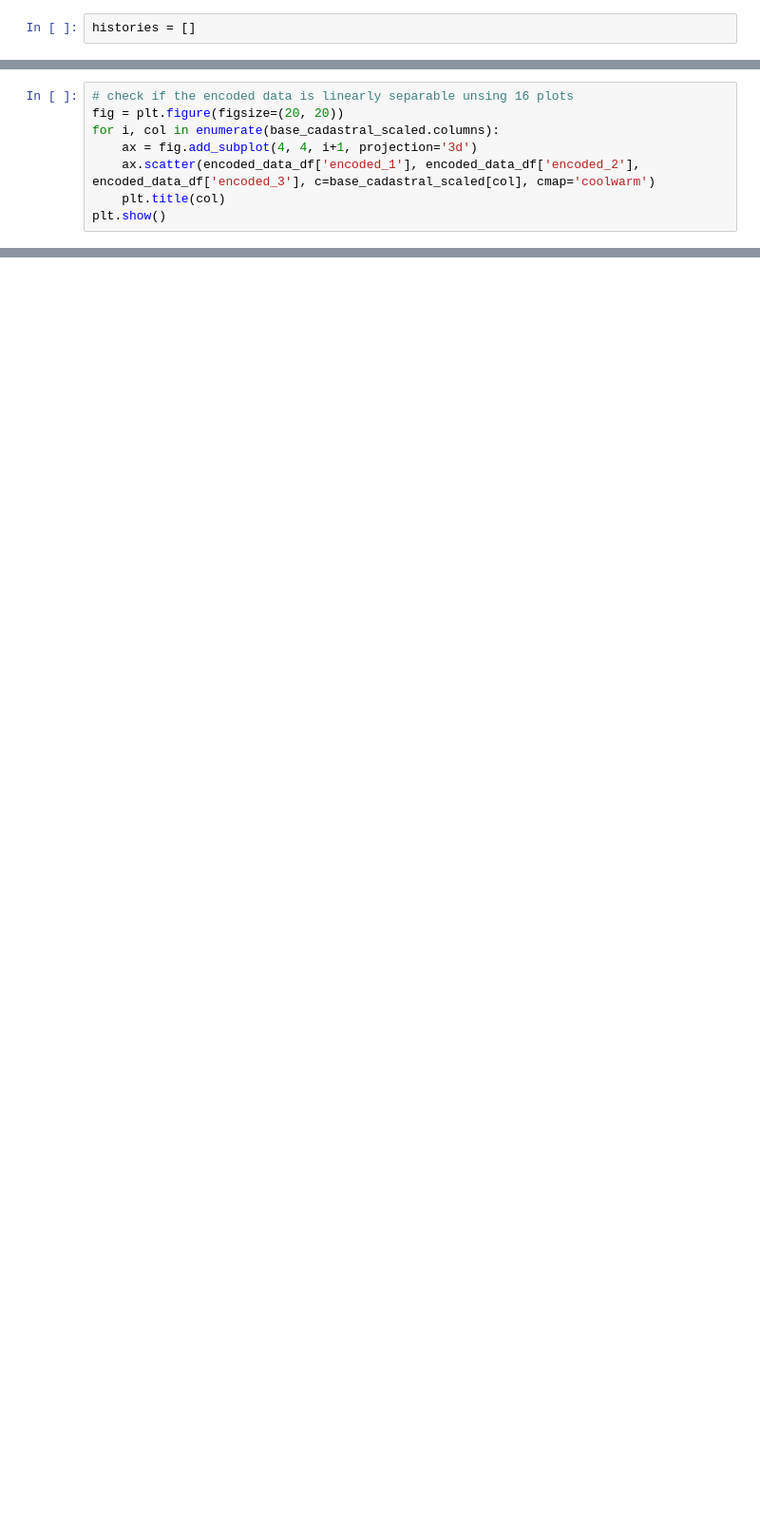
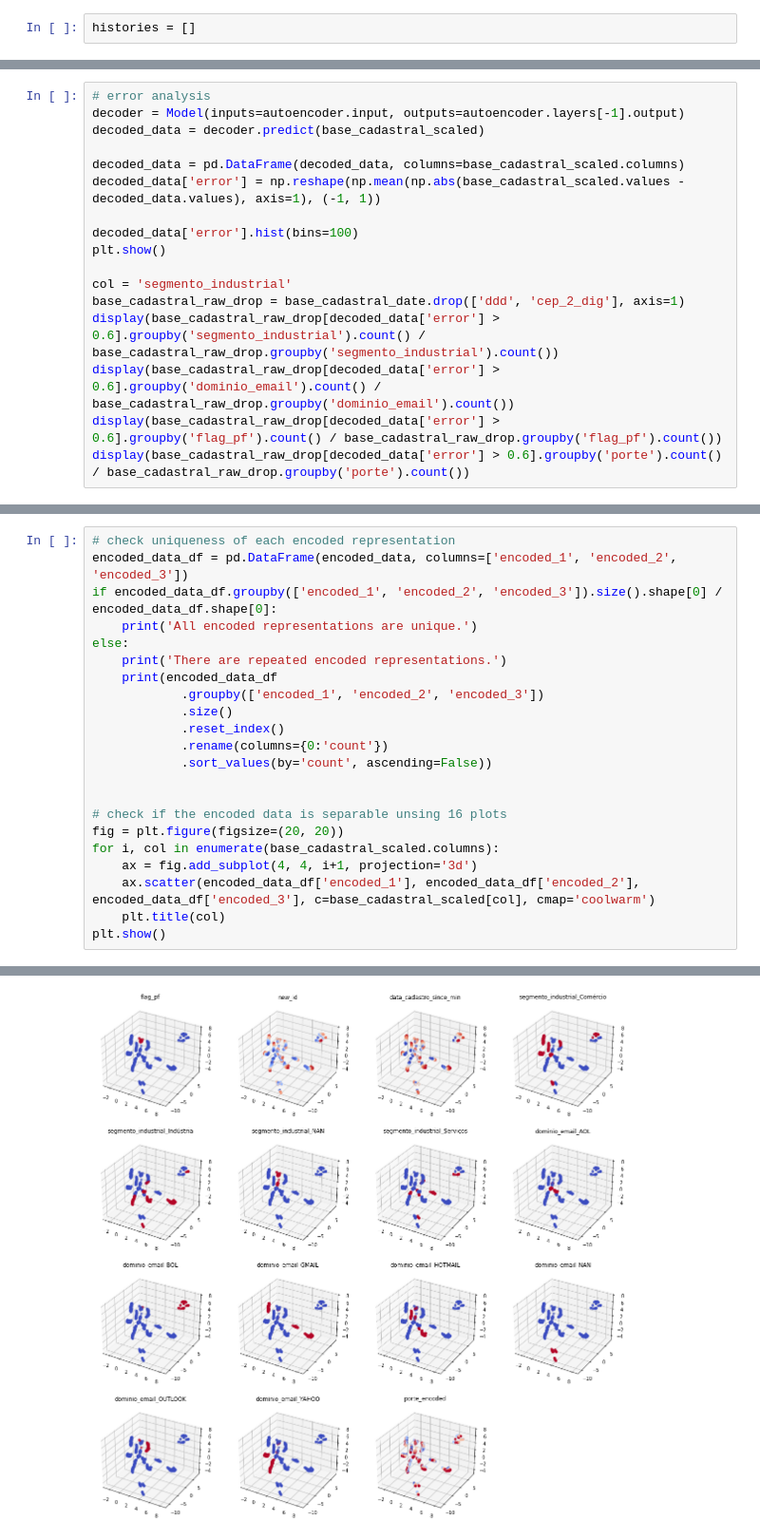
Before and after one commit to victorfmartins/datarisk, a Jupyter notebook: correct_pagamentos_entries.ipynb, the cells around one changed output, grey strips where cells are left out. Shown at 95% size. Drawn from its saved outputs; the diff is of its cells as text; blank space fills up the shorter version.

Commit message:
nn model study for fraud detection

```diff
--- a/correct_pagamentos_entries.ipynb
+++ b/correct_pagamentos_entries.ipynb
@@ -183,0 +269,17 @@ encoded_data_df.groupby(['encoded_1', 'encoded_2', 'encoded_3']).size().reset_in
+# %%
+# error analysis
+decoder = Model(inputs=autoencoder.input, outputs=autoencoder.layers[-1].output)
+decoded_data = decoder.predict(base_cadastral_scaled)
+
+decoded_data = pd.DataFrame(decoded_data, columns=base_cadastral_scaled.columns)
+decoded_data['error'] = np.reshape(np.mean(np.abs(base_cadastral_scaled.values - decoded_data.values), axis=1), (-1, 1))
+
+decoded_data['error'].hist(bins=100)
+plt.show()
+
+col = 'segmento_industrial'
+base_cadastral_raw_drop = base_cadastral_date.drop(['ddd', 'cep_2_dig'], axis=1)
+display(base_cadastral_raw_drop[decoded_data['error'] > 0.6].groupby('segmento_industrial').count() / base_cadastral_raw_drop.groupby('segmento_industrial').count())
+display(base_cadastral_raw_drop[decoded_data['error'] > 0.6].groupby('dominio_email').count() / base_cadastral_raw_drop.groupby('dominio_email').count())
+display(base_cadastral_raw_drop[decoded_data['error'] > 0.6].groupby('flag_pf').count() / base_cadastral_raw_drop.groupby('flag_pf').count())
+display(base_cadastral_raw_drop[decoded_data['error'] > 0.6].groupby('porte').count() / base_cadastral_raw_drop.groupby('porte').count())
@@ -184,8 +314,23 @@ encoded_data_df.groupby(['encoded_1', 'encoded_2', 'encoded_3']).size().reset_in
 # %%
-# check if the encoded data is linearly separable unsing 16 plots
+# check uniqueness of each encoded representation
+encoded_data_df = pd.DataFrame(encoded_data, columns=['encoded_1', 'encoded_2', 'encoded_3'])
+if encoded_data_df.groupby(['encoded_1', 'encoded_2', 'encoded_3']).size().shape[0] / encoded_data_df.shape[0]:
+    print('All encoded representations are unique.')
+else:
+    print('There are repeated encoded representations.')
+    print(encoded_data_df
+            .groupby(['encoded_1', 'encoded_2', 'encoded_3'])
+            .size()
+            .reset_index()
+            .rename(columns={0:'count'})
+            .sort_values(by='count', ascending=False))
+
+
+# check if the encoded data is separable unsing 16 plots
 fig = plt.figure(figsize=(20, 20))
 for i, col in enumerate(base_cadastral_scaled.columns):
     ax = fig.add_subplot(4, 4, i+1, projection='3d')
     ax.scatter(encoded_data_df['encoded_1'], encoded_data_df['encoded_2'], encoded_data_df['encoded_3'], c=base_cadastral_scaled[col], cmap='coolwarm')
     plt.title(col)
 plt.show()
+# %% [output]
@@ -191,0 +338 @@ plt.show()
+[figure, added]
```
Also changed, not shown: parts of 28 cells of this notebook, 3 other files.
